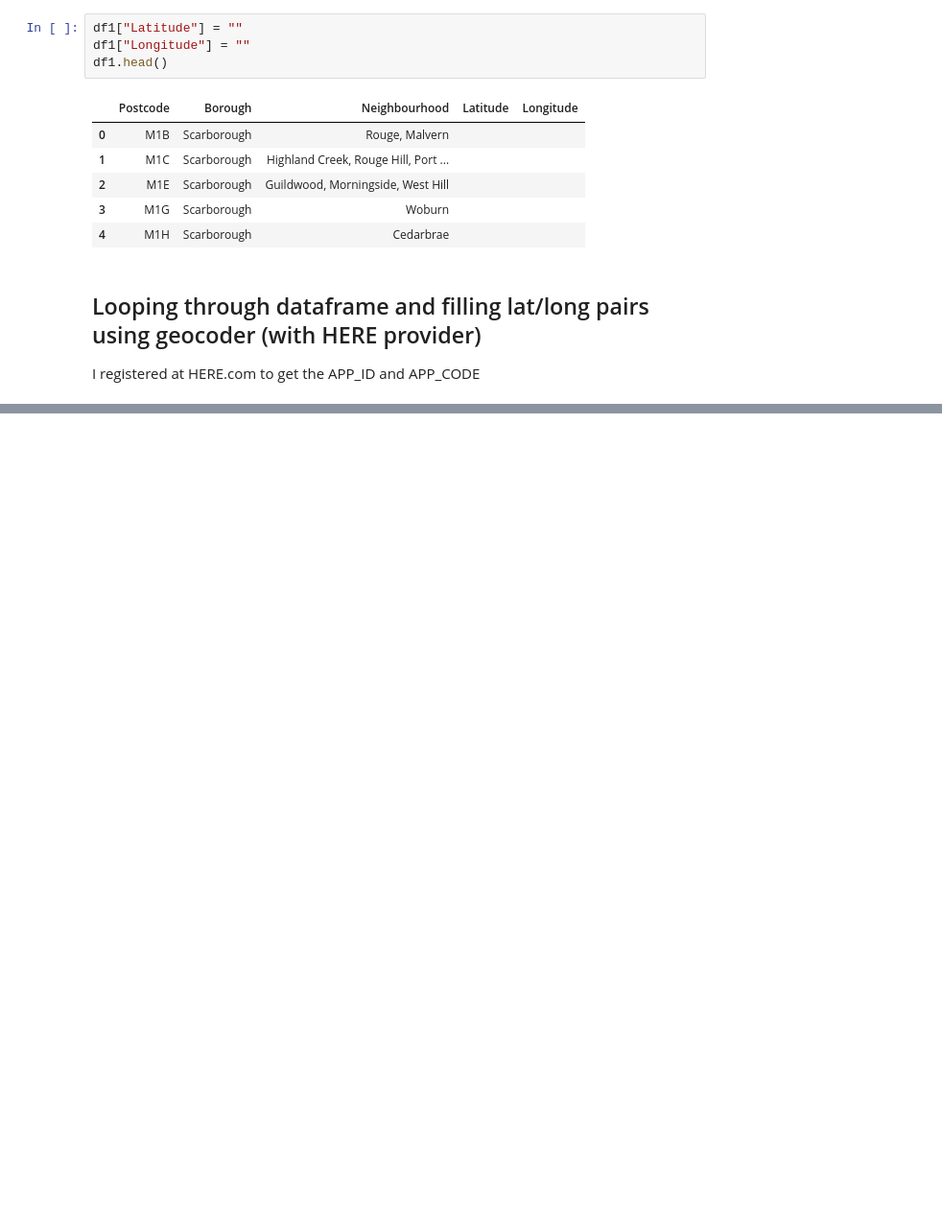
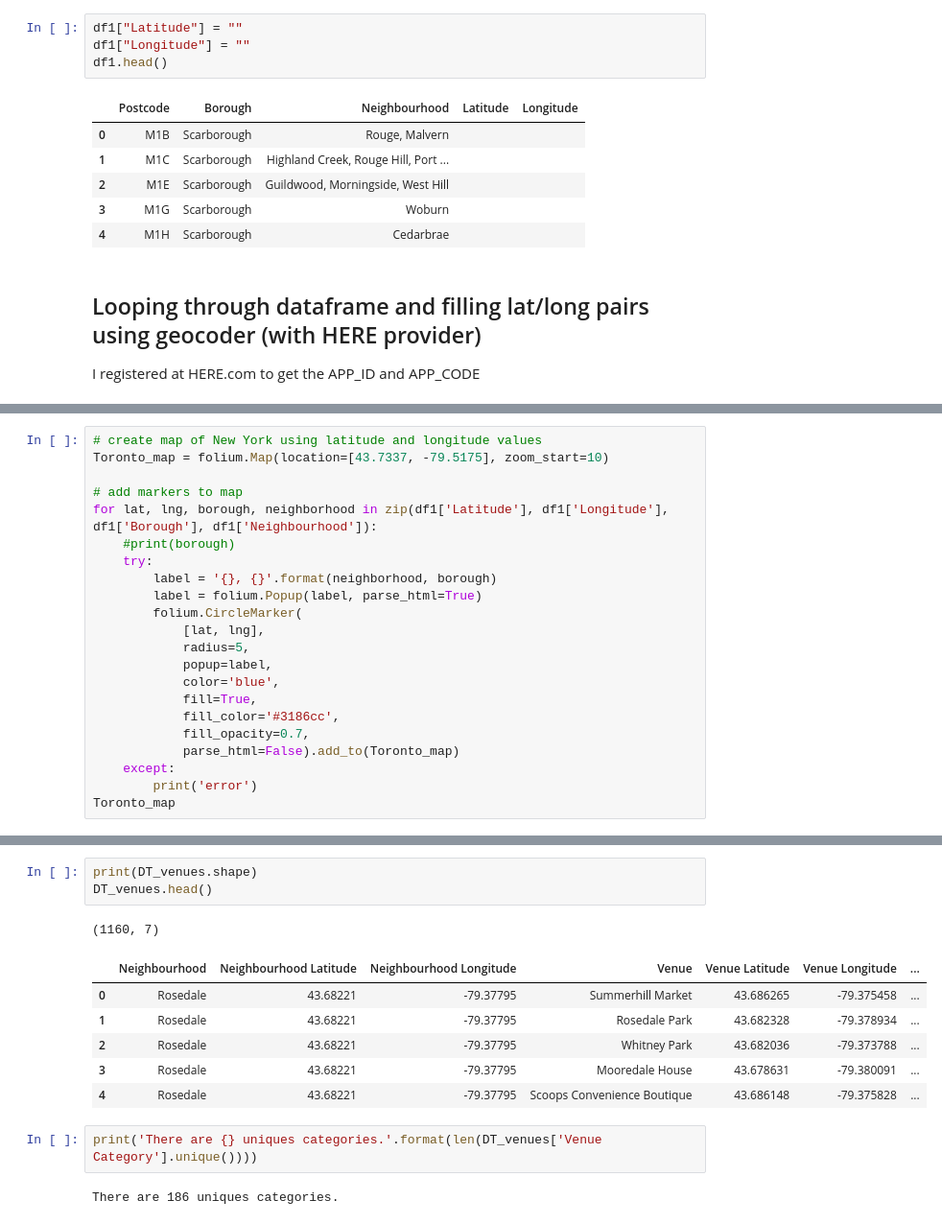
Before and after one commit to JimPanse87/TorontoNeighbourhoods, a Jupyter notebook: Toronto Neighborhood.ipynb, the cells around one changed output, grey strips where cells are left out. Shown at 96% size. Cells and saved outputs as stored; diff of their text form; blank space fills up the shorter version.

```diff
--- a/Toronto Neighborhood.ipynb
+++ b/Toronto Neighborhood.ipynb
@@ -162,0 +183,22 @@ df1
+# %%
+# create map of New York using latitude and longitude values
+Toronto_map = folium.Map(location=[43.7337, -79.5175], zoom_start=10)
+
+# add markers to map
+for lat, lng, borough, neighborhood in zip(df1['Latitude'], df1['Longitude'], df1['Borough'], df1['Neighbourhood']):
+    #print(borough)
+    try:
+        label = '{}, {}'.format(neighborhood, borough)
+        label = folium.Popup(label, parse_html=True)
+        folium.CircleMarker(
+            [lat, lng],
+            radius=5,
+            popup=label,
+            color='blue',
+            fill=True,
+            fill_color='#3186cc',
+            fill_opacity=0.7,
+            parse_html=False).add_to(Toronto_map)
+    except:
+        print('error')
+Toronto_map
@@ -162,0 +320,15 @@ df1
+# %%
+print(DT_venues.shape)
+DT_venues.head()
+# %% [output]
+(1160, 7)
+|  | Neighbourhood | Neighbourhood Latitude | Neighbourhood Longitude | Venue | Venue Latitude | Venue Longitude | ... |
+| 0 | Rosedale | 43.68221 | -79.37795 | Summerhill Market | 43.686265 | -79.375458 | ... |
+| 1 | Rosedale | 43.68221 | -79.37795 | Rosedale Park | 43.682328 | -79.378934 | ... |
+| 2 | Rosedale | 43.68221 | -79.37795 | Whitney Park | 43.682036 | -79.373788 | ... |
+| 3 | Rosedale | 43.68221 | -79.37795 | Mooredale House | 43.678631 | -79.380091 | ... |
+| 4 | Rosedale | 43.68221 | -79.37795 | Scoops Convenience Boutique | 43.686148 | -79.375828 | ... |
+# %%
+print('There are {} uniques categories.'.format(len(DT_venues['Venue Category'].unique())))
+# %% [output]
+There are 186 uniques categories.
```
Also changed, not shown: parts of 29 cells of this notebook.
